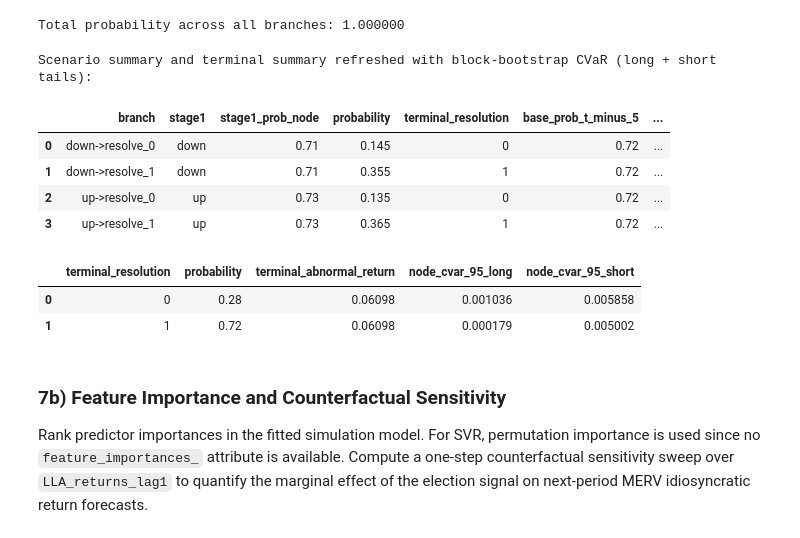
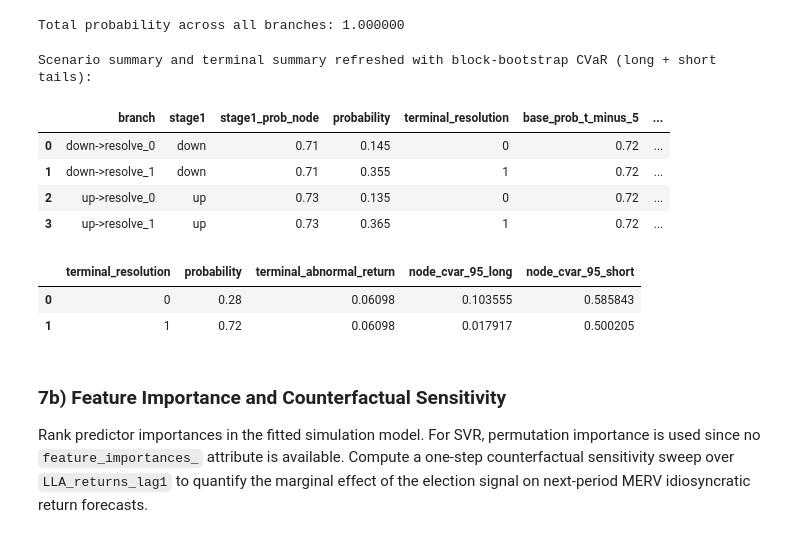
Before and after one commit to seconlon99/Prediction-Markets-Quant-Hedging, a Jupyter notebook: Argentina.ipynb, the cells around one changed output. Cells and saved outputs as stored; diff of their text form; code cells hidden in the pictures.

```diff
--- a/Argentina.ipynb
+++ b/Argentina.ipynb
@@ -2555,7 +2682,7 @@ def simulate_market_path_bootstrap(train_data, x_future_rets, selected_model_nam
             y_path_b.append(y_next)
             x_h.append(float(x_ret))
             y_h.append(y_next)
-        boot_cars.append(float(np.sum(y_path_b)) / 100.0)
+        boot_cars.append(float(np.sum(y_path_b)))  # decimal units: MERV_idiosyncratic is already in decimal fraction form
 
     boot_arr = np.array(boot_cars, dtype=float)
 
@@ -2592,35 +2719,35 @@ scenario_summary = pd.DataFrame(scenario_rows).sort_values(["stage1", "terminal_
 scenario_summary_by_market = {"LLA_returns": scenario_summary.copy()}
 
 agg_dict = {
     "probability": ("probability", "sum"),
     "terminal_abnormal_return": ("terminal_abnormal_return", "mean"),
 }
 if "node_cvar_95_long" in scenario_summary.columns:
     agg_dict["node_cvar_95_long"] = ("node_cvar_95_long", "mean")
 if "node_cvar_95_short" in scenario_summary.columns:
     agg_dict["node_cvar_95_short"] = ("node_cvar_95_short", "mean")
 
 terminal_summary = (
     scenario_summary.groupby("terminal_resolution", as_index=False)
     .agg(**agg_dict)
     .sort_values("terminal_resolution")
     .reset_index(drop=True)
 )
 terminal_summary_by_market = {"LLA_returns": terminal_summary.copy()}
 
 print("Scenario summary and terminal summary refreshed with block-bootstrap CVaR (long + short tails):")
 display(scenario_summary)
 display(terminal_summary)
 # %% [output]
 Scenario summary and terminal summary refreshed with block-bootstrap CVaR (long + short tails):
 |  | branch | stage1 | stage1_prob_node | probability | terminal_resolution | base_prob_t_minus_5 | ... |
 | 0 | down->resolve_0 | down | 0.71 | 0.145 | 0 | 0.72 | ... |
 | 1 | down->resolve_1 | down | 0.71 | 0.355 | 1 | 0.72 | ... |
 | 2 | up->resolve_0 | up | 0.73 | 0.135 | 0 | 0.72 | ... |
 | 3 | up->resolve_1 | up | 0.73 | 0.365 | 1 | 0.72 | ... |
 |  | terminal_resolution | probability | terminal_abnormal_return | node_cvar_95_long | node_cvar_95_short |
-| 0 | 0 | 0.28 | 0.06098 | 0.001036 | 0.005858 |
-| 1 | 1 | 0.72 | 0.06098 | 0.000179 | 0.005002 |
+| 0 | 0 | 0.28 | 0.06098 | 0.103555 | 0.585843 |
+| 1 | 1 | 0.72 | 0.06098 | 0.017917 | 0.500205 |
 # %% [markdown]
 ### 7b) Feature Importance and Counterfactual Sensitivity
 
```
Also changed, not shown: parts of 17 cells of this notebook, 2 other files.
